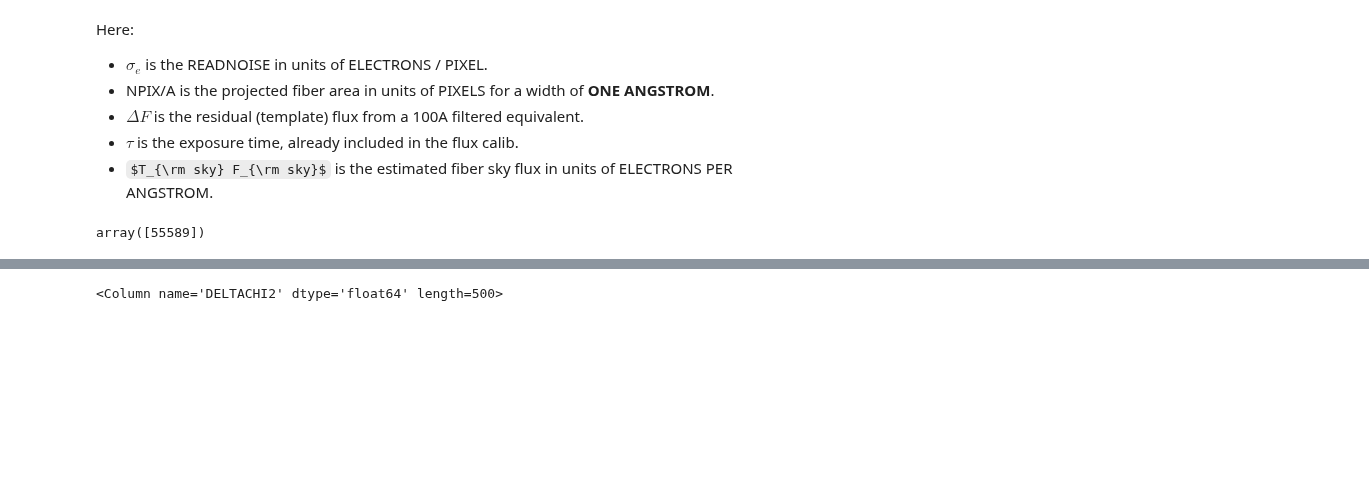
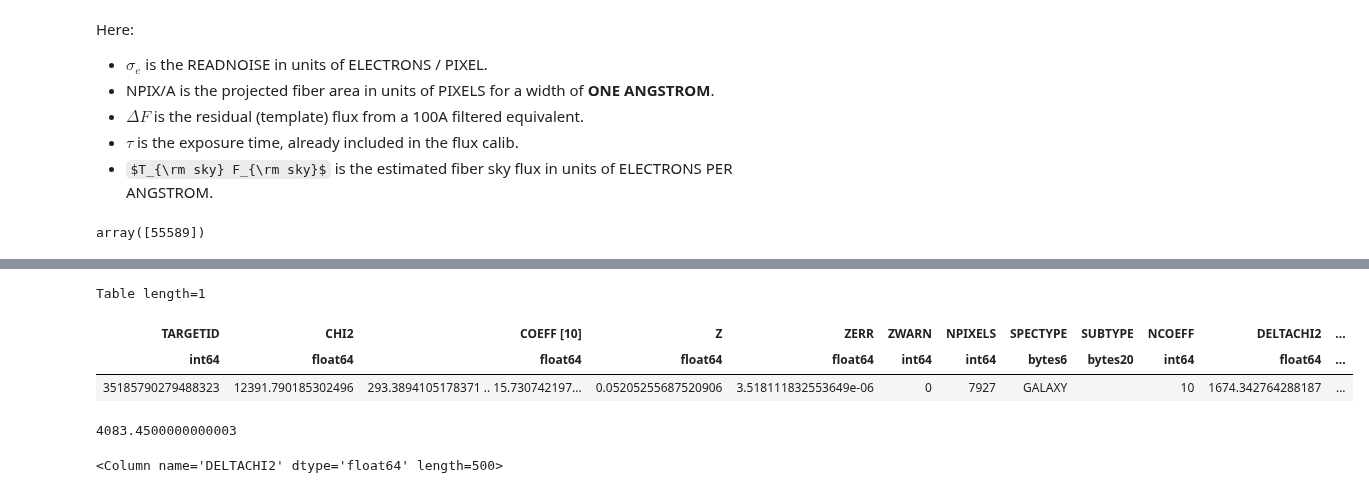
Before and after one commit to desihub/desispec, a Jupyter notebook: doc/nb/TemplateSNR.ipynb, the cells around one changed output, grey strips where cells are left out. Saved outputs shown, nothing was run; the diff lists cells and outputs as text; code cells hidden in the pictures; some formulas as TeX source; blank space fills up the shorter version.

```diff
--- a/doc/nb/TemplateSNR.ipynb
+++ b/doc/nb/TemplateSNR.ipynb
@@ -162,0 +177,9 @@ pl.ylim(-0.5, 5.)
+# %%
+tid = 35185790279488323
+# %%
+rads.zbests['5'][rads.zbests['5']['TARGETID'] == tid]
+# %% [output]
+Table length=1
+| TARGETID | CHI2 | COEFF [10] | Z | ZERR | ZWARN | NPIXELS | SPECTYPE | SUBTYPE | NCOEFF | DELTACHI2 | ... |
+| int64 | float64 | float64 | float64 | float64 | int64 | int64 | bytes6 | bytes20 | int64 | float64 | ... |
+| 35185790279488323 | 12391.790185302496 | 293.3894105178371 .. 15.730742197... | 0.05205255687520906 | 3.518111832553649e-06 | 0 | 7927 | GALAXY |  | 10 | 1674.342764288187 | ... |
@@ -163,3 +188,7 @@ pl.ylim(-0.5, 5.)
+# %%
+3889 * (1. + 0.05)
+# %% [output]
+4083.4500000000003
 # %%
 rads.zbests_fib['5'] = Table.read(rads.data_zbest_file, 'FIBERMAP')
 # %%
```
Also changed, not shown: parts of 5 cells of this notebook, 2 other files.
